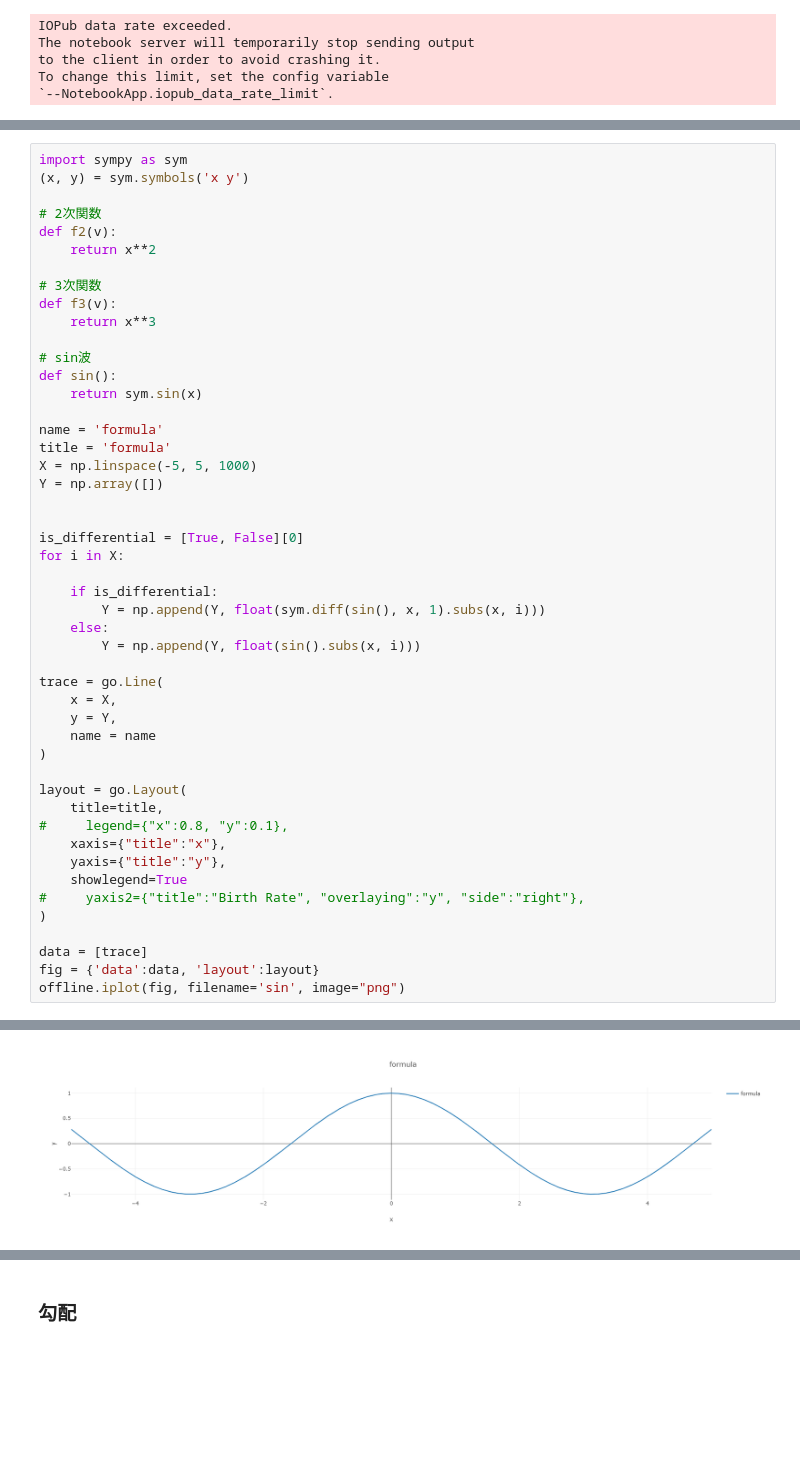
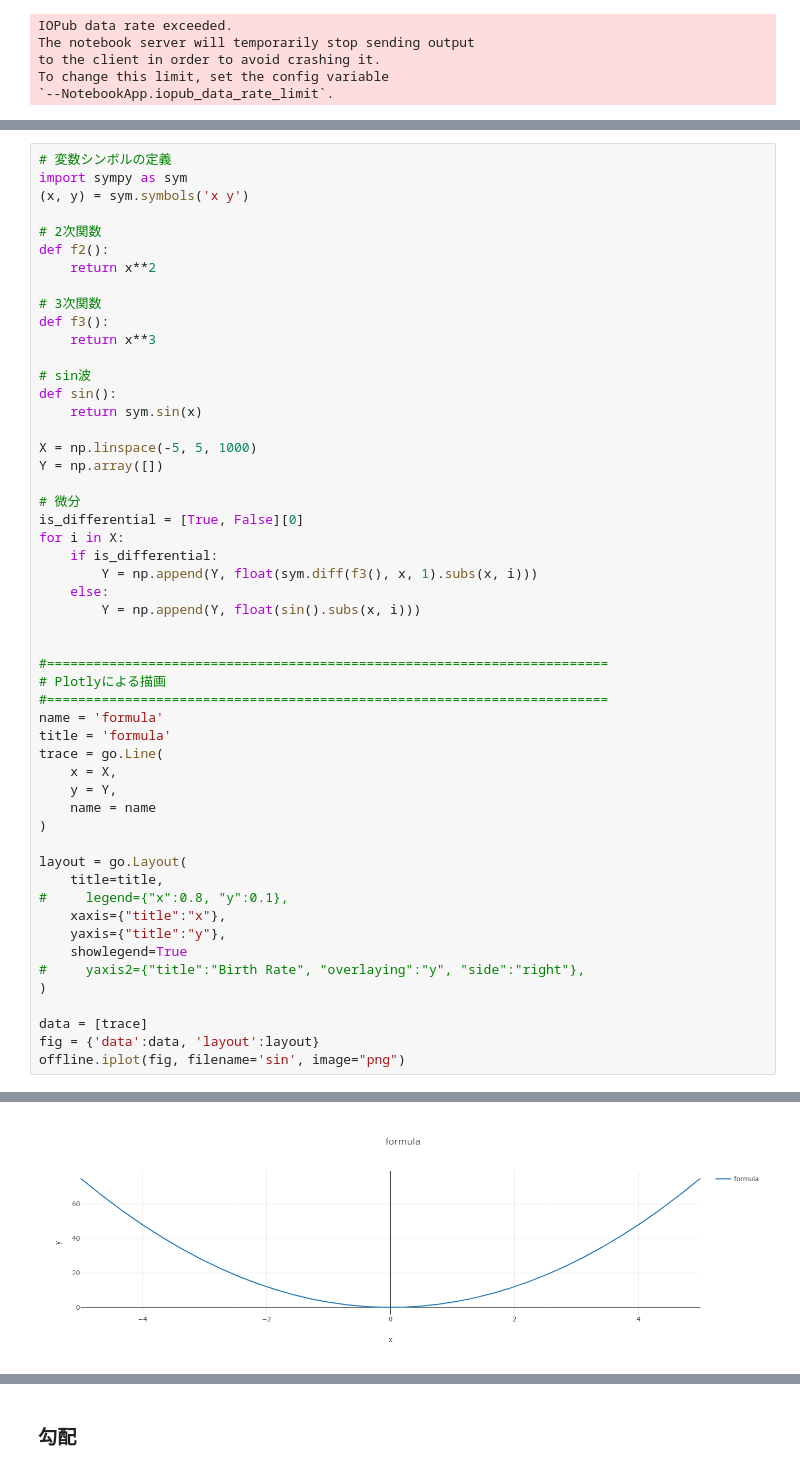
Before and after one commit to yryrgogo/data_analysis, a Jupyter notebook: scratch_algorithm/gradient.ipynb, the cells around one changed output, grey strips where cells are left out. Cells and saved outputs as stored; diff of their text form; blank space fills up the shorter version.

```diff
--- a/scratch_algorithm/gradient.ipynb
+++ b/scratch_algorithm/gradient.ipynb
@@ -17,55 +18,59 @@ To change this limit, set the config variable
 # %%
+# 変数シンボルの定義
 import sympy as sym
 (x, y) = sym.symbols('x y')
 
 # 2次関数
-def f2(v):
+def f2():
     return x**2
 
 # 3次関数
-def f3(v):
+def f3():
     return x**3
 
 # sin波
 def sin():
     return sym.sin(x)
 
-name = 'formula'
-title = 'formula'
 X = np.linspace(-5, 5, 1000)
 Y = np.array([])
 
-
+# 微分
 is_differential = [True, False][0]
 for i in X:
-
     if is_differential:
-        Y = np.append(Y, float(sym.diff(sin(), x, 1).subs(x, i)))
+        Y = np.append(Y, float(sym.diff(f3(), x, 1).subs(x, i)))
     else:
         Y = np.append(Y, float(sin().subs(x, i)))
 
+
+#========================================================================
+# Plotlyによる描画
+#========================================================================
+name = 'formula'
+title = 'formula'
 trace = go.Line(
     x = X,
     y = Y,
     name = name
 )
 
 layout = go.Layout(
     title=title,
 #     legend={"x":0.8, "y":0.1},
     xaxis={"title":"x"},
     yaxis={"title":"y"},
     showlegend=True
 #     yaxis2={"title":"Birth Rate", "overlaying":"y", "side":"right"},
 )
 
 data = [trace]
 fig = {'data':data, 'layout':layout}
 offline.iplot(fig, filename='sin', image="png")
 # %% [output]
 plotly.graph_objs.Line is deprecated.
 Please replace it with one of the following more specific types
   - plotly.graph_objs.scatter.Line
   - plotly.graph_objs.layout.shape.Line
   - etc.
-[figure, old version]
+[figure, new version]
```
Also changed, not shown: parts of 5 cells of this notebook.
